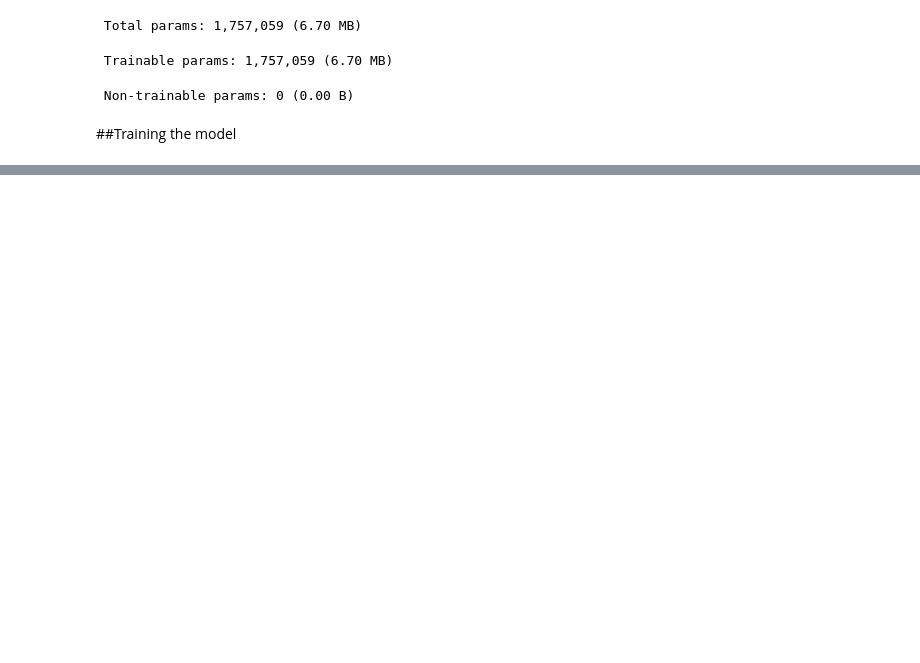
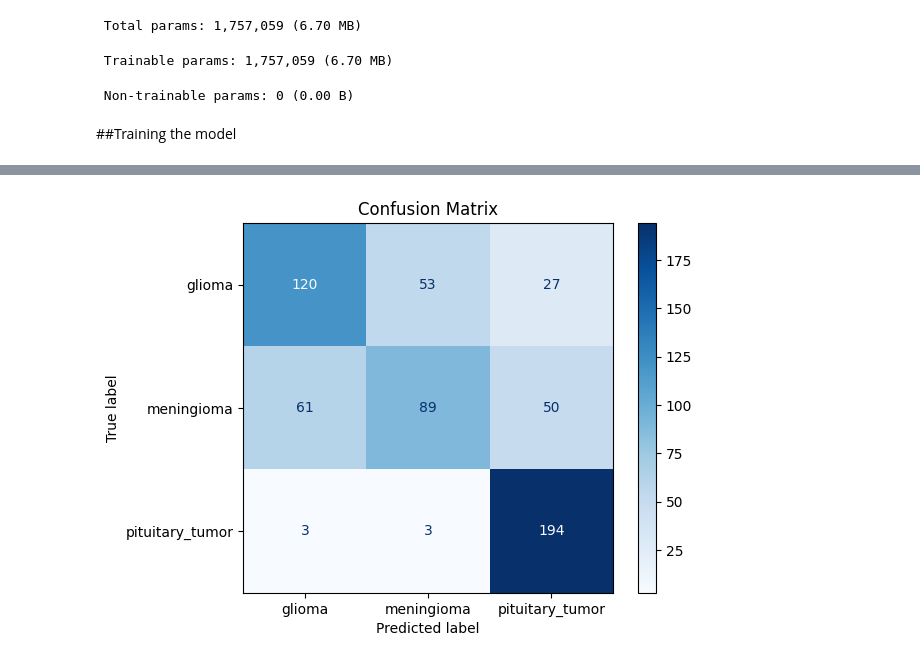
Before and after one commit to DanialFathpour/brain-tumor-classification-7simple-models, a Jupyter notebook: model_training_SGD_optimizer.ipynb, the cells around one changed output, grey strips where cells are left out. Cells and saved outputs as stored; diff of their text form; code cells hidden in the pictures; blank space fills up the shorter version.

```diff
--- a/model_training_SGD_optimizer.ipynb
+++ b/model_training_SGD_optimizer.ipynb
@@ -536,0 +578,16 @@ plt.show()
+# %%
+# Compile the model
+model3.compile(optimizer='SGD',
+              loss='categorical_crossentropy',
+              metrics=['accuracy'])
+
+# Callbacks
+early_stopping3 = EarlyStopping(monitor='val_loss', patience=3, restore_best_weights=True)
+model_checkpoint3 = ModelCheckpoint('model3.keras', monitor='val_loss', save_best_only=True, mode="auto", verbose=1)
+
+history3 = model3.fit(
+    train_generator,
+    validation_data=test_generator,
+    epochs=10,
+    callbacks=[early_stopping3, model_checkpoint3]
+)
@@ -536,0 +624,18 @@ plt.show()
+# %%
+import numpy as np
+from sklearn.metrics import confusion_matrix , ConfusionMatrixDisplay
+
+predictions = model3.predict(test_generator)
+predicted_classes = np.argmax(predictions, axis=1)
+
+true_classes = test_generator.classes
+class_labels = list(test_generator.class_indices.keys())
+
+cm = confusion_matrix(true_classes , predicted_classes)
+
+#plot---
+disp = ConfusionMatrixDisplay(confusion_matrix = cm , display_labels = class_labels)
+disp.plot(cmap = plt.cm.Blues)
+plt.title("Confusion Matrix")
+plt.show()
+# %% [output]
@@ -536,0 +643 @@ plt.show()
+[figure, added]
```
Also changed, not shown: parts of 42 cells of this notebook.
